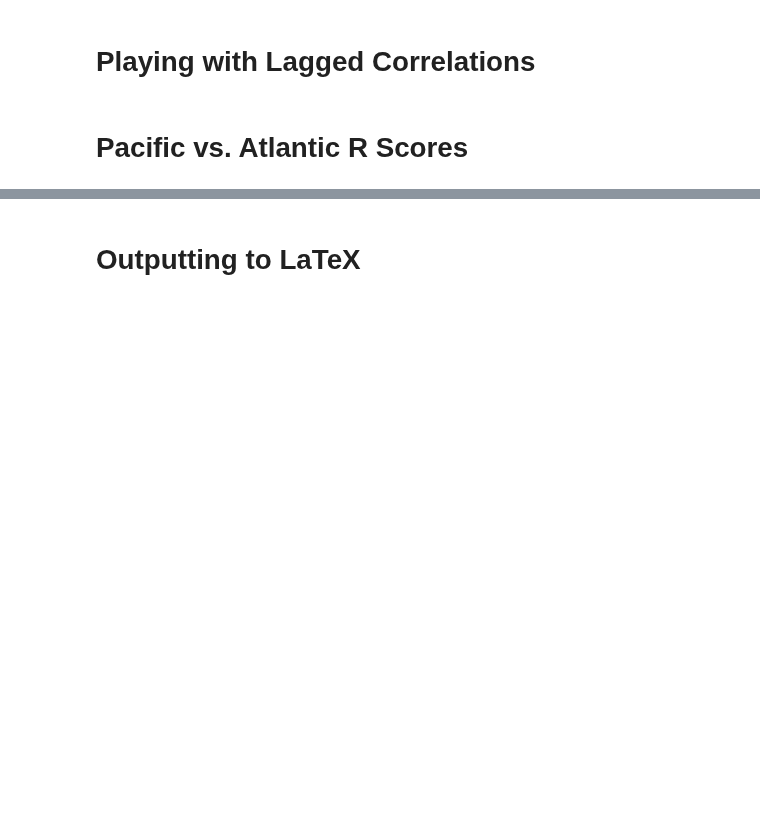
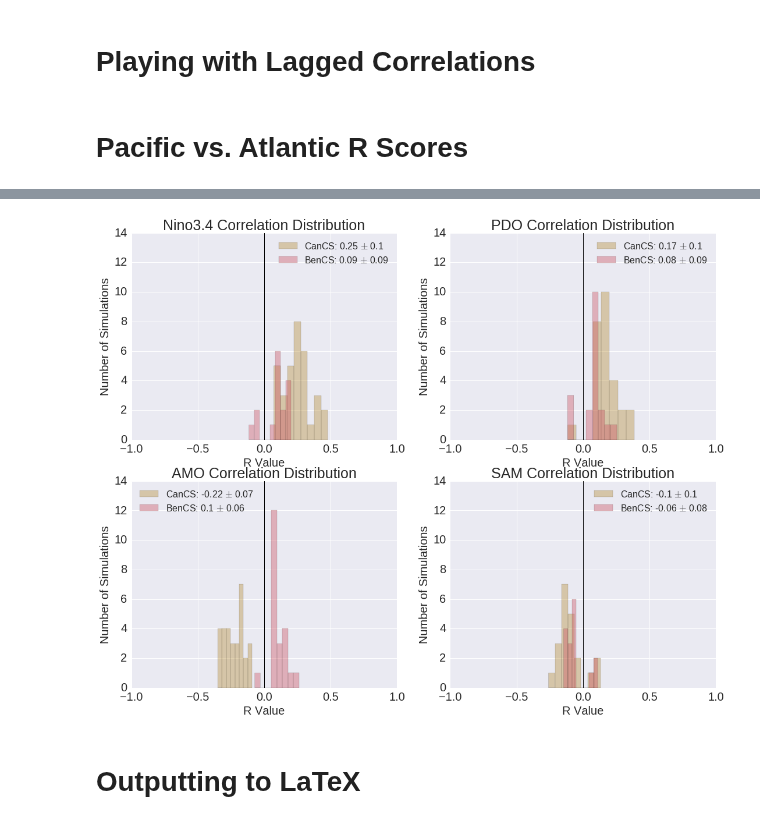
Before and after one commit to bradyrx/EBUS_BGC_Variability, a Jupyter notebook: notebooks/Statistical_Analysis/investigate-regression-output.ipynb, the cells around one changed output, grey strips where cells are left out. Drawn from its saved outputs; the diff is of its cells as text; code cells hidden in the pictures; blank space fills up the shorter version.

```diff
--- a/notebooks/Statistical_Analysis/investigate-regression-output.ipynb
+++ b/notebooks/Statistical_Analysis/investigate-regression-output.ipynb
@@ -18,11 +18,13 @@ EBUs = ['CalCS', 'HumCS', 'CanCS', 'BenCS']
 EBU_Atlantic = ['CanCS', 'BenCS']
 EBU_Pacific = ['CalCS', 'HumCS']
 colors = {
-    'CalCS': '#80b1d3',
-    'HumCS': '#fb8072',
-    'CanCS': '#fdb462',
-    'BenCS': '#bc80bd'
+    'CalCS': '#5ea46d',
+    'HumCS': '#9173c8',
+    'CanCS': '#b78f3b',
+    'BenCS': '#cd5664'
 }
+
+
 ens = ['001', '002', '009', '010', '011',
        '012', '013', '014', '015', '016',
        '017', '018', '019', '020', '021',
@@ -34,7 +36,7 @@ ens = ['001', '002', '009', '010', '011',
 # Functions
 # %%
 def setup_dataframes(EBU, df1, df2, df3, df4):
-    fileDir = '/glade/u/home/rbrady/projects/EBUS_BGC_Variability/data/processed/' + EBU.lower() + '/'
+    fileDir = '/glade/u/home/rbrady/projects/EBUS_BGC_Variability/data/processed/' + EBU.lower() + '/region_correlations/'
     df1[EBU] = pd.DataFrame.from_csv(fileDir + 'smoothed_FG_CO2_vs_smoothed_enso_' + EBU)
     df1[EBU].index = ens
     df2[EBU] = pd.DataFrame.from_csv(fileDir + 'smoothed_FG_CO2_vs_smoothed_pdo_' + EBU)
@@ -60,7 +62,7 @@ def hist_plot(ax, data, title, EBU):
     std = np.std(data.values).round(2)
     label = EBU + ': ' + str(mean) + ' $\pm$ ' + str(std)
     # Plot
-    sns.distplot(data, kde=False, color=colors[EBU], norm_hist=False, bins=10, label=label)
+    sns.distplot(data, kde=False, color=colors[EBU], norm_hist=False, bins=8, label=label)
     ax.set_title(title + ' Correlation Distribution', size=25)
     plt.tick_params(axis='both', which='major', labelsize=20)
     plt.xlabel('R Value', size=20)
@@ -153,25 +156,29 @@ for idx in EBU_Pacific:
 # %%
 # ATLANTIC SECTOR
 sns.set_style('darkgrid')
 fig = plt.figure(figsize=(18,14))
 ax1 = fig.add_subplot(221)
 for idx in EBU_Atlantic:
     hist_plot(ax1, df_enso[idx]['R Value'], 'Nino3.4', idx)
     plt.legend(loc='best', handlelength=2, fontsize=16)
 ax2 = fig.add_subplot(222)
 for idx in EBU_Atlantic:
     hist_plot(ax2, df_pdo[idx]['R Value'], 'PDO', idx)
     plt.legend(loc='best', handlelength=2, fontsize=16)
 ax3 = fig.add_subplot(223)
 for idx in EBU_Atlantic:
     hist_plot(ax3, df_amo[idx]['R Value'], 'AMO', idx)
     plt.legend(loc='best', handlelength=2, fontsize=16)
 ax4 = fig.add_subplot(224)
 for idx in EBU_Atlantic:
     hist_plot(ax4, df_sam[idx]['R Value'], 'SAM', idx)
     plt.legend(loc='best', handlelength=2, fontsize=16)
 
 #plt.savefig("atlantic-EBU-correlation-distributions-bothSmoothed.png")
+plt.savefig('atlantic-EBU-correlation-distributions-bothSmoothed.eps', transparent=True, format='eps',
+            bbox_inches='tight', pad_inches=1, dpi=1000)
+# %% [output]
+[figure, added]
 # %% [markdown]
 # Outputting to LaTeX
 # %%
```
Also changed, not shown: parts of 2 cells of this notebook, 10 other files.
